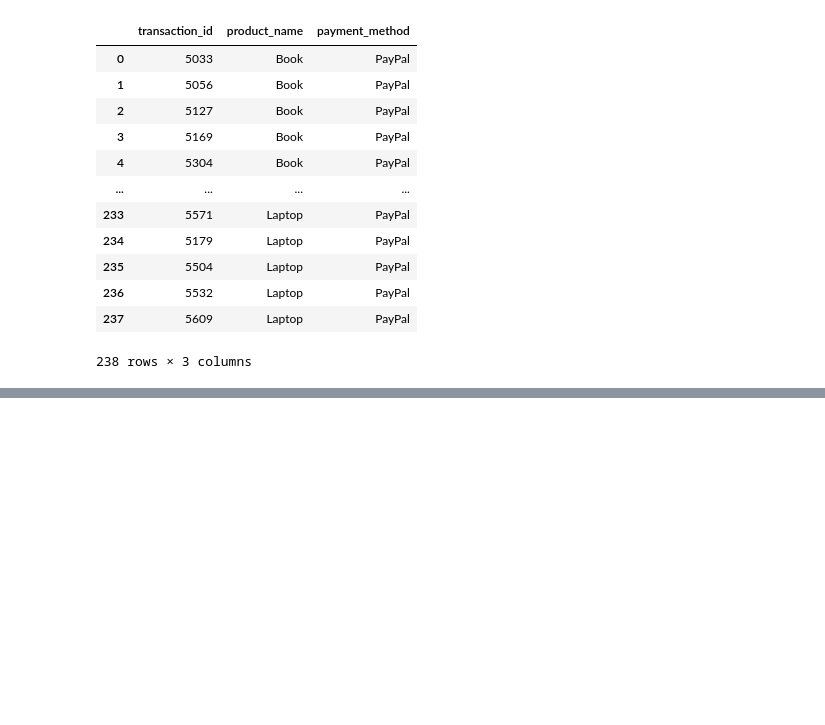
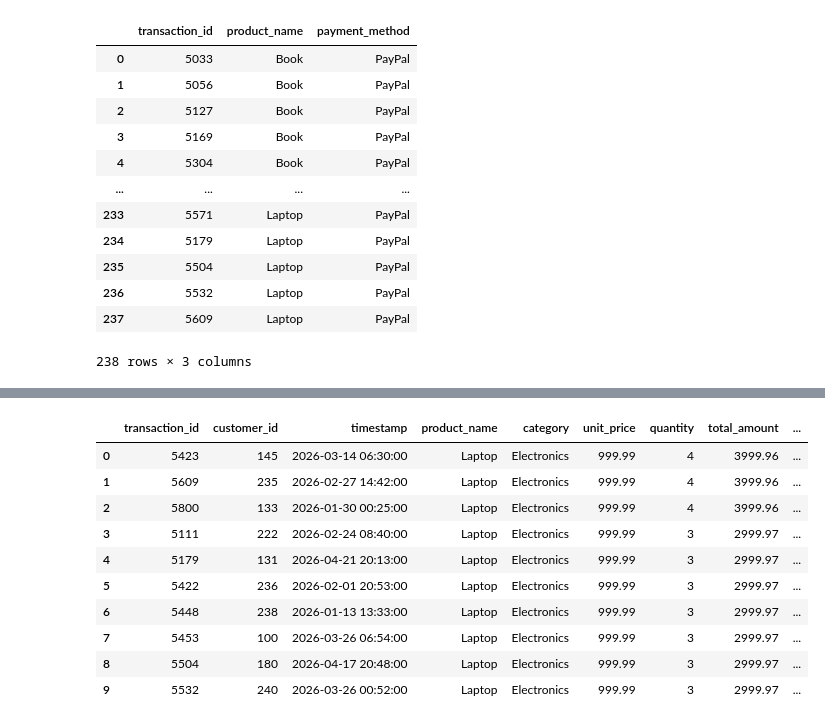
Before and after one commit to bdixit25/DataScience_Courses, a Jupyter notebook: Course_2_SQL_for_Data_Science/Module_1/Module_1.ipynb, the cells around one changed output, grey strips where cells are left out. Cells and saved outputs as stored; diff of their text form; code cells hidden in the pictures; blank space fills up the shorter version.

```diff
--- a/Course_2_SQL_for_Data_Science/Module_1/Module_1.ipynb
+++ b/Course_2_SQL_for_Data_Science/Module_1/Module_1.ipynb
@@ -638,0 +568,23 @@ CREATE TABLE transactions (
+# %%
+# Print the above table but this time the top 10 highest total_amount(s)
+
+limit_query3 = """
+SELECT *
+FROM df
+ORDER BY total_amount DESC
+LIMIT 10
+"""
+
+run_sql(limit_query3)
+# %% [output]
+|  | transaction_id | customer_id | timestamp | product_name | category | unit_price | quantity | total_amount | ... |
+| 0 | 5423 | 145 | 2026-03-14 06:30:00 | Laptop | Electronics | 999.99 | 4 | 3999.96 | ... |
+| 1 | 5609 | 235 | 2026-02-27 14:42:00 | Laptop | Electronics | 999.99 | 4 | 3999.96 | ... |
+| 2 | 5800 | 133 | 2026-01-30 00:25:00 | Laptop | Electronics | 999.99 | 4 | 3999.96 | ... |
+| 3 | 5111 | 222 | 2026-02-24 08:40:00 | Laptop | Electronics | 999.99 | 3 | 2999.97 | ... |
+| 4 | 5179 | 131 | 2026-04-21 20:13:00 | Laptop | Electronics | 999.99 | 3 | 2999.97 | ... |
+| 5 | 5422 | 236 | 2026-02-01 20:53:00 | Laptop | Electronics | 999.99 | 3 | 2999.97 | ... |
+| 6 | 5448 | 238 | 2026-01-13 13:33:00 | Laptop | Electronics | 999.99 | 3 | 2999.97 | ... |
+| 7 | 5453 | 100 | 2026-03-26 06:54:00 | Laptop | Electronics | 999.99 | 3 | 2999.97 | ... |
+| 8 | 5504 | 180 | 2026-04-17 20:48:00 | Laptop | Electronics | 999.99 | 3 | 2999.97 | ... |
+| 9 | 5532 | 240 | 2026-03-26 00:52:00 | Laptop | Electronics | 999.99 | 3 | 2999.97 | ... |
```
Also changed, not shown: parts of 27 cells of this notebook.
